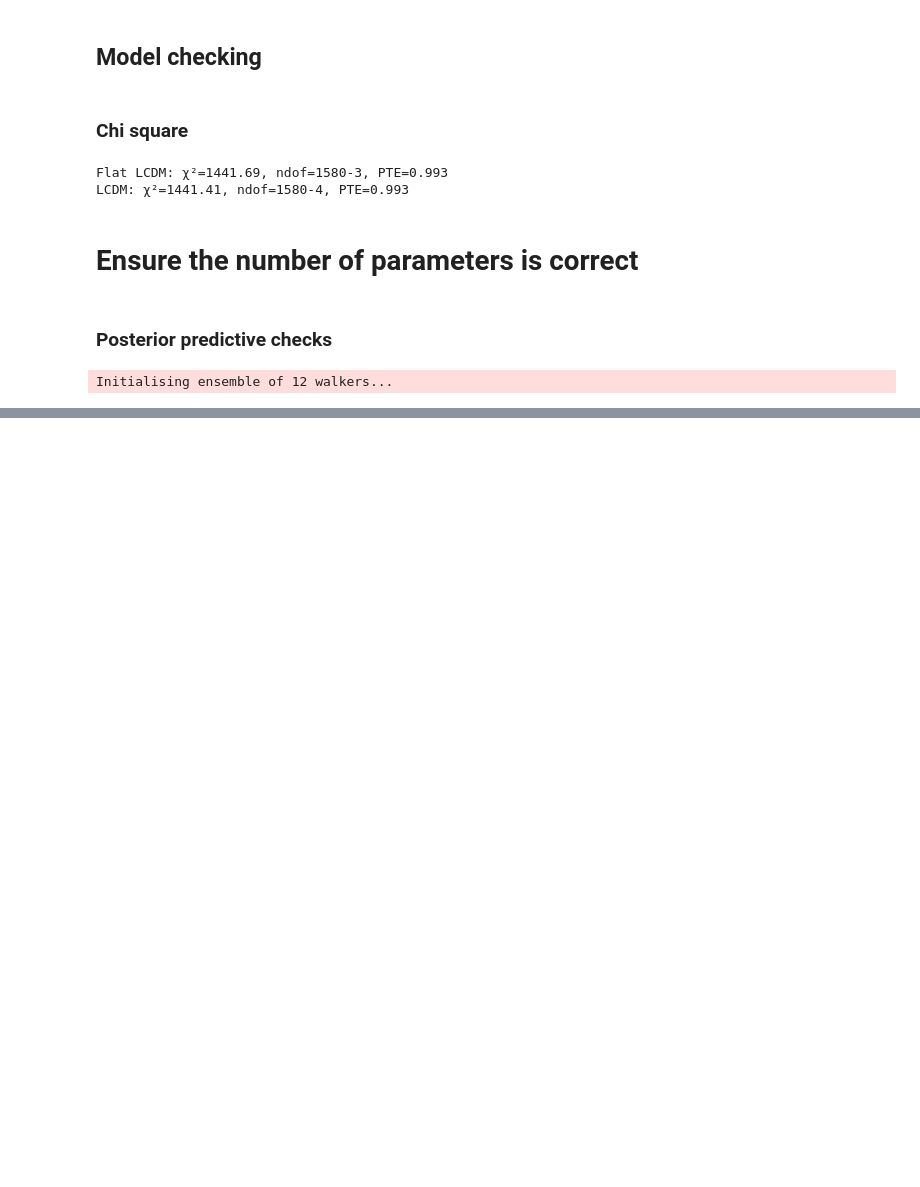
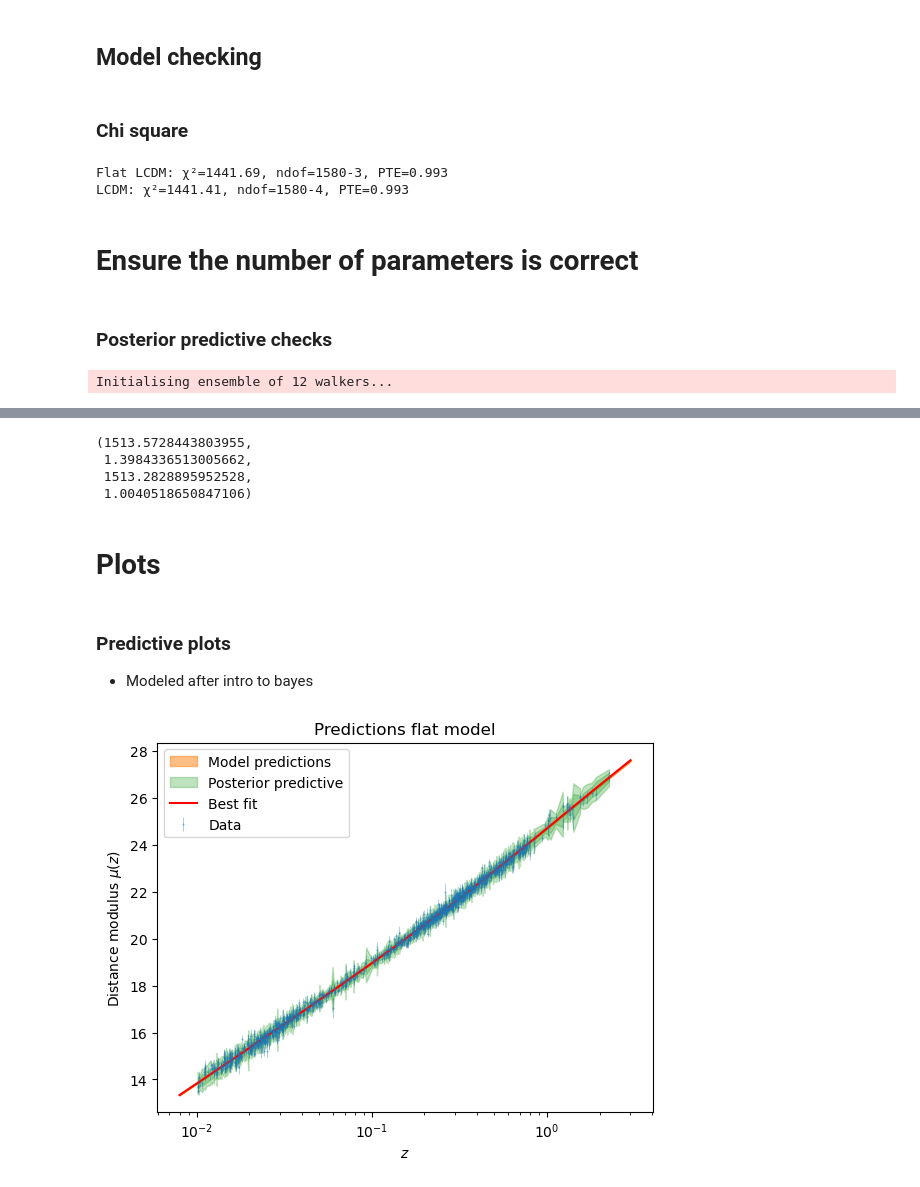
Before and after one commit to danschoe/bayes_stats, a Jupyter notebook: analysis.ipynb, the cells around one changed output, grey strips where cells are left out. Saved outputs shown, nothing was run; the diff lists cells and outputs as text; code cells hidden in the pictures; blank space fills up the shorter version.

Commit message:
added plotting

```diff
--- a/analysis.ipynb
+++ b/analysis.ipynb
@@ -376,7 +393,7 @@ M: 8.93
 # %%
 n_param = 3
 n_walker = 12
-n_step = 100
+n_step = 200
 
 start_point = np.random.normal(size=(n_walker, n_param), loc=theta_MAP_flat_lcdm, scale=(0.1, 0.01, 0.1))
 
@@ -525,0 +538,12 @@ TypeError: make_likelihood.<locals>.log_likelihood() takes 1 positional argument
+# %%
+WAIC_, p_WAIC, WAIC_flat, p_WAIC_flat
+# %% [output]
+(1513.5728443803955,
+ 1.3984336513005662,
+ 1513.2828895952528,
+ 1.0040518650847106)
+# %% [markdown]
+# Plots
+# %% [markdown]
+### Predictive plots
+- Modeled after intro to bayes
@@ -525,0 +563,43 @@ TypeError: make_likelihood.<locals>.log_likelihood() takes 1 positional argument
+# %%
+def generate_predictive_plots(model, chain, sample_from_likelihood, MAP_estimates, plot_title):
+    model_predictive, posterior_predictive = get_model_posterior_predictive(chain, model, sample_from_likelihood)
+
+    fig, ax = bayesian_stats_course_tools.analyse.plot_data(
+        x=z_data, y=data, y_err=data_error_bar,
+        axis_labels=["$z$", r"Distance modulus $\mu(z)$"],
+        linestyle="none", marker=".", markersize=1, alpha=0.5, elinewidth=0.5,
+    )
+
+    # Plot best fit model
+    best_fit_model = model(MAP_estimates, z_data)
+    best_fit_model_fine = model(MAP_estimates, z_fine)
+
+    # Plot model predictive intervals
+    model_quantiles = np.quantile(
+        model_predictive, q=[0.025, 0.16, 0.84, 0.975], axis=0
+    )
+    ax.fill_between(z_fine, model_quantiles[1], model_quantiles[-2],
+        alpha=0.5, color="C1", label="Model predictions")
+    ax.fill_between(z_fine, model_quantiles[0], model_quantiles[-1],
+        alpha=0.5, color="C1")
+
+    # Add posterior predictive intervals
+    posterior_quantiles = np.quantile(
+        posterior_predictive, q=[0.025, 0.16, 0.84, 0.975], axis=0
+    )
+    ax.fill_between(z_data, posterior_quantiles[1], posterior_quantiles[-2],
+        alpha=0.3, color="C2", label="Posterior predictive")
+    ax.fill_between(z_data, posterior_quantiles[0], posterior_quantiles[-1],
+        alpha=0.3, color="C2")
+
+    # Plot best fit line on top
+    ax.plot(z_fine, best_fit_model_fine, 'red', label='Best fit')
+
+    _ = ax.legend()
+
+    ax.set_title(plot_title)
+    ax.set_xscale("log")
+# %%
+generate_predictive_plots(model=flat_LCDM_distance_modulus_model, chain=chain_flat_lcdm, sample_from_likelihood=sample_from_likelihood_flat_LCDM, MAP_estimates=theta_MAP_flat_lcdm, plot_title="Predictions flat model")
+# %% [output]
+[figure, added]
```
Also changed, not shown: parts of 22 cells of this notebook, 1 other file.
